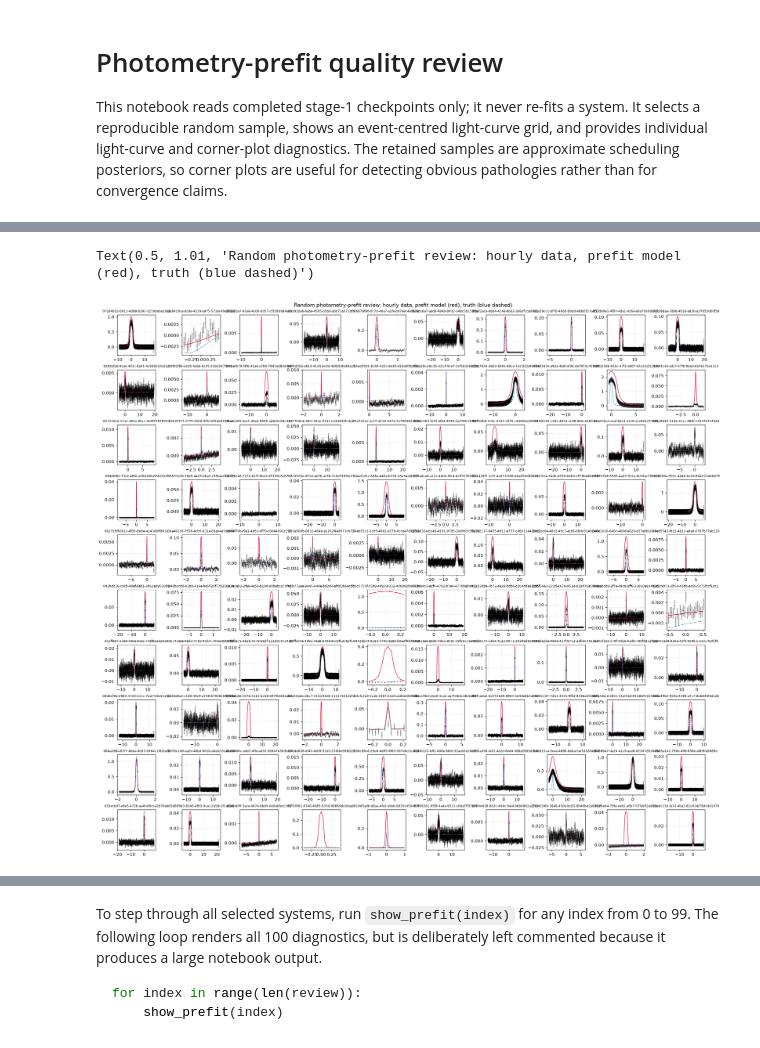
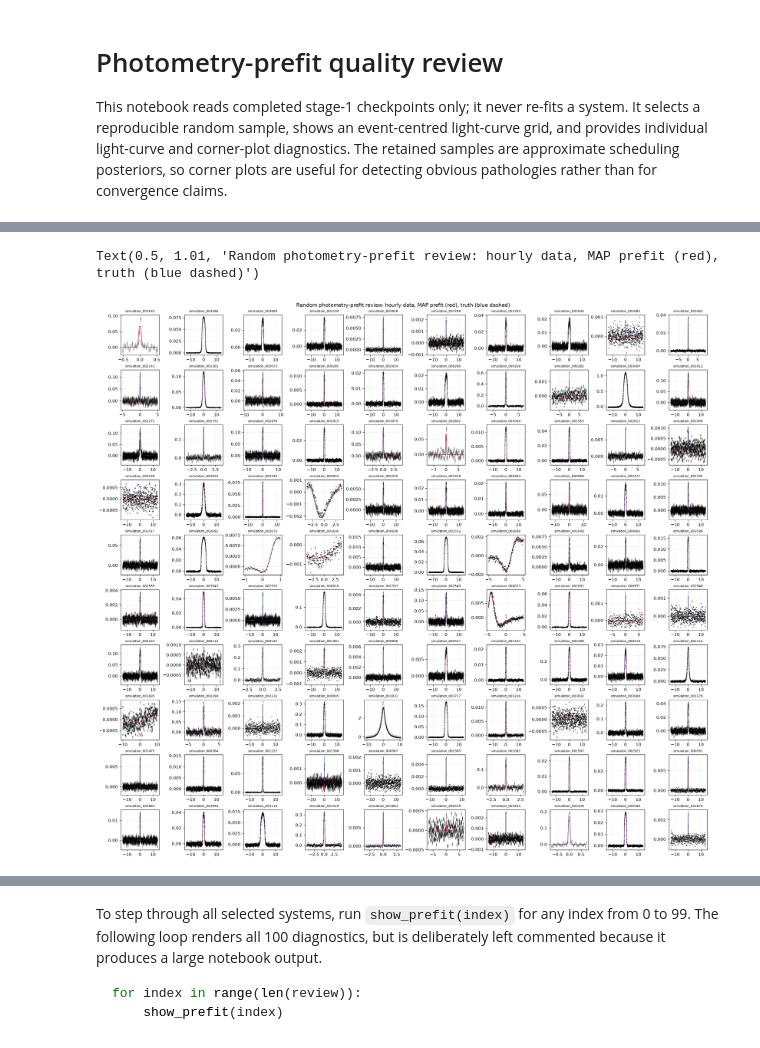
Before and after one commit to adammcmaster/self_lensing_radial_velocity, a Jupyter notebook: src/preview_photometry_prefits.ipynb, the cells around one changed output, grey strips where cells are left out. Saved outputs shown, nothing was run; the diff lists cells and outputs as text; code cells hidden in the pictures.

```diff
--- a/src/preview_photometry_prefits.ipynb
+++ b/src/preview_photometry_prefits.ipynb
@@ -52,6 +52,20 @@ _cache = {}
 
 def parameter_vector(row, prefix='prefit_fitted_'):
     return np.asarray([row[f'{prefix}{name}'] for name in PREFIT_PARAMETER_NAMES], dtype=float)
+
+def map_parameter_vector(row):
+    """Highest-posterior retained sample, for a coherent preview model."""
+    with np.load(row['prefit_posterior_path']) as data:
+        chain = np.asarray(data['chain'], dtype=float)
+        log_prob = np.asarray(data['log_prob'], dtype=float)
+        names = [str(name) for name in data['parameter_names']]
+    samples = chain.reshape((-1, chain.shape[-1]))
+    log_prob = log_prob.reshape(-1)
+    valid = np.isfinite(log_prob) & np.all(np.isfinite(samples), axis=1)
+    if not np.any(valid):
+        return parameter_vector(row)
+    sample = samples[np.flatnonzero(valid)[np.argmax(log_prob[valid])]]
+    return sample[[names.index(name) for name in PREFIT_PARAMETER_NAMES]]
 
 def truth_vector(row):
     return np.asarray([row[name] for name in PREFIT_PARAMETER_NAMES], dtype=float)
@@ -78,7 +92,7 @@ def curve_data(row):
             'times': times,
             'flux': binned['flux'][valid],
             'err': binned['err'][valid],
-            'fit_model': model_flux(row, times, parameter_vector(row)),
+            'fit_model': model_flux(row, times, map_parameter_vector(row)),
             'truth_model': model_flux(row, times, truth_vector(row)),
         }
     return _cache[key]
@@ -94,26 +108,26 @@ def posterior_samples(row):
 # %%
 def plot_event(ax, row, show_labels=True):
     data = curve_data(row)
     offset = data['times'] - float(row['peak_time'])
     window = max(0.25, 4.0 * float(row['tau_eff']))
     keep = np.abs(offset) <= window
     ax.errorbar(offset[keep], data['flux'][keep], yerr=data['err'][keep], fmt='.', ms=2, alpha=0.45, color='black')
-    ax.plot(offset[keep], data['fit_model'][keep], color='crimson', lw=1.1, label='prefit')
+    ax.plot(offset[keep], data['fit_model'][keep], color='crimson', lw=1.1, label='MAP prefit')
     ax.plot(offset[keep], data['truth_model'][keep], color='tab:blue', lw=0.9, ls='--', label='truth')
     ax.set_title(str(row['simulation_id']), fontsize=7)
     if show_labels:
         ax.set_xlabel(r'$t-t_0$ [d]')
         ax.set_ylabel('relative flux')
 
 fig, axes = plt.subplots(10, 10, figsize=(20, 18), constrained_layout=True)
 for axis, (_, row) in zip(axes.flat, review.iterrows()):
     plot_event(axis, row, show_labels=False)
 for axis in axes.flat[len(review):]:
     axis.set_visible(False)
-fig.suptitle('Random photometry-prefit review: hourly data, prefit model (red), truth (blue dashed)', y=1.01)
+fig.suptitle('Random photometry-prefit review: hourly data, MAP prefit (red), truth (blue dashed)', y=1.01)
 # %% [output]
-Text(0.5, 1.01, 'Random photometry-prefit review: hourly data, prefit model (red), truth (blue dashed)')
+Text(0.5, 1.01, 'Random photometry-prefit review: hourly data, MAP prefit (red), truth (blue dashed)')
-[figure, old version]
+[figure, new version]
 # %%
 def show_prefit(index):
     """Show full and event-centred photometry plus a posterior corner plot."""
```
Also changed, not shown: parts of 3 cells of this notebook, 2 other files.
